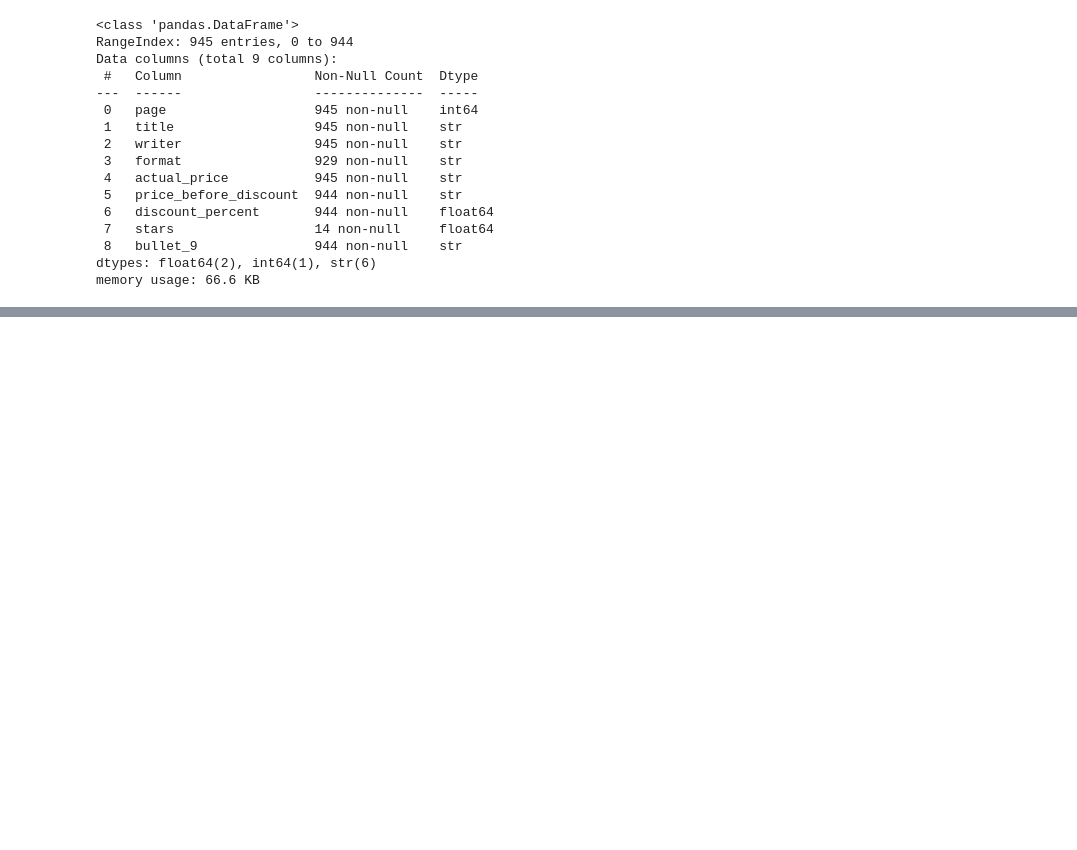
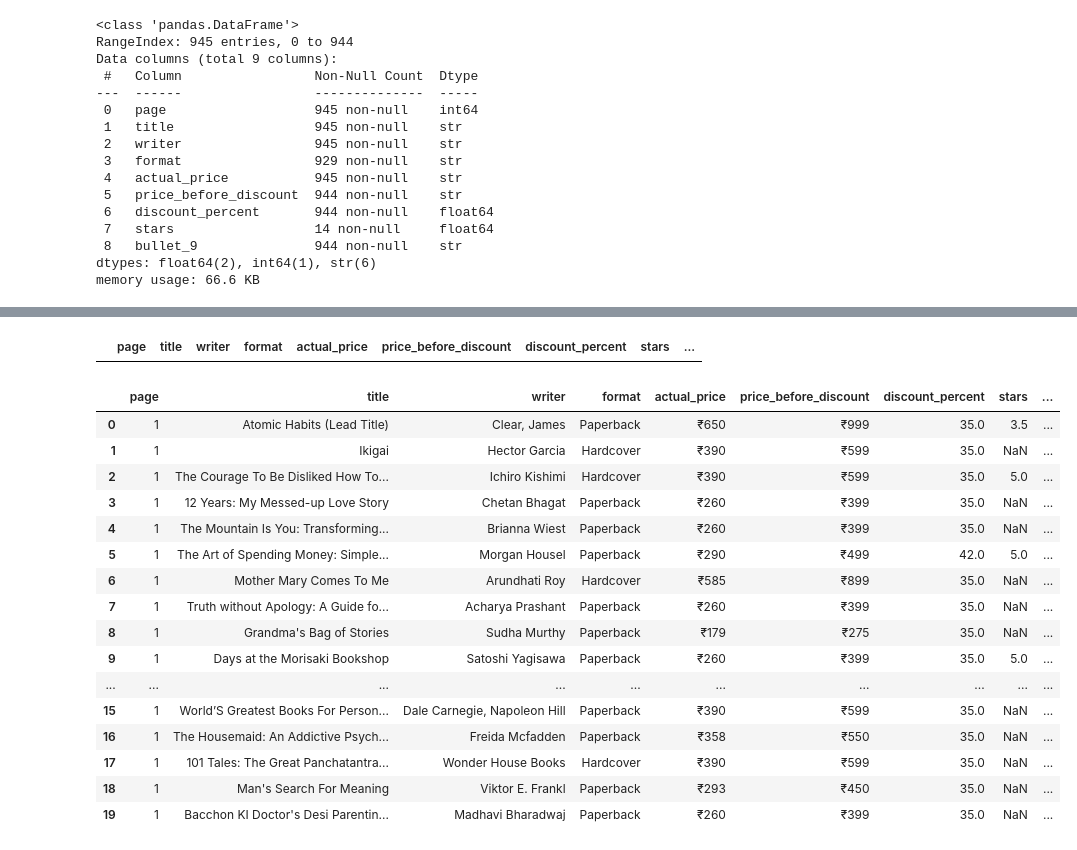
Before and after one commit to DrishtiSharma7/DSMP, a Jupyter notebook: Data Analysis/BookTrending/booktrending_da.ipynb, the cells around one changed output, grey strips where cells are left out. Cells and saved outputs as stored; diff of their text form; code cells hidden in the pictures; blank space fills up the shorter version.

```diff
--- a/Data Analysis/BookTrending/booktrending_da.ipynb
+++ b/Data Analysis/BookTrending/booktrending_da.ipynb
@@ -205,0 +497,39 @@ memory usage: 66.6 KB
+# %%
+m = df["author"].str.contains("Publisher:", na=False)
+
+# Publisher column ka data publisher_imprint mein shift karo
+df.loc[m, "publisher_imprint"] = df.loc[m, "publisher"]
+
+# Author column ka data publisher mein shift karo
+df.loc[m, "publisher"] = df.loc[m, "author"]
+
+# Author column ko empty karo
+df.loc[m, "author"] = None
+# %%
+df[df["author"].str.contains("Publisher:", na=False)]
+# %% [output]
+|  | page | title | writer | format | actual_price | price_before_discount | discount_percent | stars | ... |
+# %%
+df["publisher"]=df["publisher"].str.replace("Publisher: ", "")
+# %%
+df["publisher_imprint"]=df["publisher_imprint"].str.replace("Publisher Imprint: ", "")
+# %%
+df.head(20)
+# %% [output]
+|  | page | title | writer | format | actual_price | price_before_discount | discount_percent | stars | ... |
+| 0 | 1 | Atomic Habits (Lead Title) | Clear, James | Paperback | ₹650 | ₹999 | 35.0 | 3.5 | ... |
+| 1 | 1 | Ikigai | Hector Garcia | Hardcover | ₹390 | ₹599 | 35.0 | NaN | ... |
+| 2 | 1 | The Courage To Be Disliked How To... | Ichiro Kishimi | Hardcover | ₹390 | ₹599 | 35.0 | 5.0 | ... |
+| 3 | 1 | 12 Years: My Messed-up Love Story | Chetan Bhagat | Paperback | ₹260 | ₹399 | 35.0 | NaN | ... |
+| 4 | 1 | The Mountain Is You: Transforming... | Brianna Wiest | Paperback | ₹260 | ₹399 | 35.0 | NaN | ... |
+| 5 | 1 | The Art of Spending Money: Simple... | Morgan Housel | Paperback | ₹290 | ₹499 | 42.0 | 5.0 | ... |
+| 6 | 1 | Mother Mary Comes To Me | Arundhati Roy | Hardcover | ₹585 | ₹899 | 35.0 | NaN | ... |
+| 7 | 1 | Truth without Apology: A Guide fo... | Acharya Prashant | Paperback | ₹260 | ₹399 | 35.0 | NaN | ... |
+| 8 | 1 | Grandma's Bag of Stories | Sudha Murthy | Paperback | ₹179 | ₹275 | 35.0 | NaN | ... |
+| 9 | 1 | Days at the Morisaki Bookshop | Satoshi Yagisawa | Paperback | ₹260 | ₹399 | 35.0 | 5.0 | ... |
+| ... | ... | ... | ... | ... | ... | ... | ... | ... | ... |
+| 15 | 1 | World’S Greatest Books For Person... | Dale Carnegie, Napoleon Hill | Paperback | ₹390 | ₹599 | 35.0 | NaN | ... |
+| 16 | 1 | The Housemaid: An Addictive Psych... | Freida Mcfadden | Paperback | ₹358 | ₹550 | 35.0 | NaN | ... |
+| 17 | 1 | 101 Tales: The Great Panchatantra... | Wonder House Books | Hardcover | ₹390 | ₹599 | 35.0 | NaN | ... |
+| 18 | 1 | Man's Search For Meaning | Viktor E. Frankl | Paperback | ₹293 | ₹450 | 35.0 | NaN | ... |
+| 19 | 1 | Bacchon KI Doctor's Desi Parentin... | Madhavi Bharadwaj | Paperback | ₹260 | ₹399 | 35.0 | NaN | ... |
```
Also changed, not shown: parts of 56 cells of this notebook, 1 other file.
